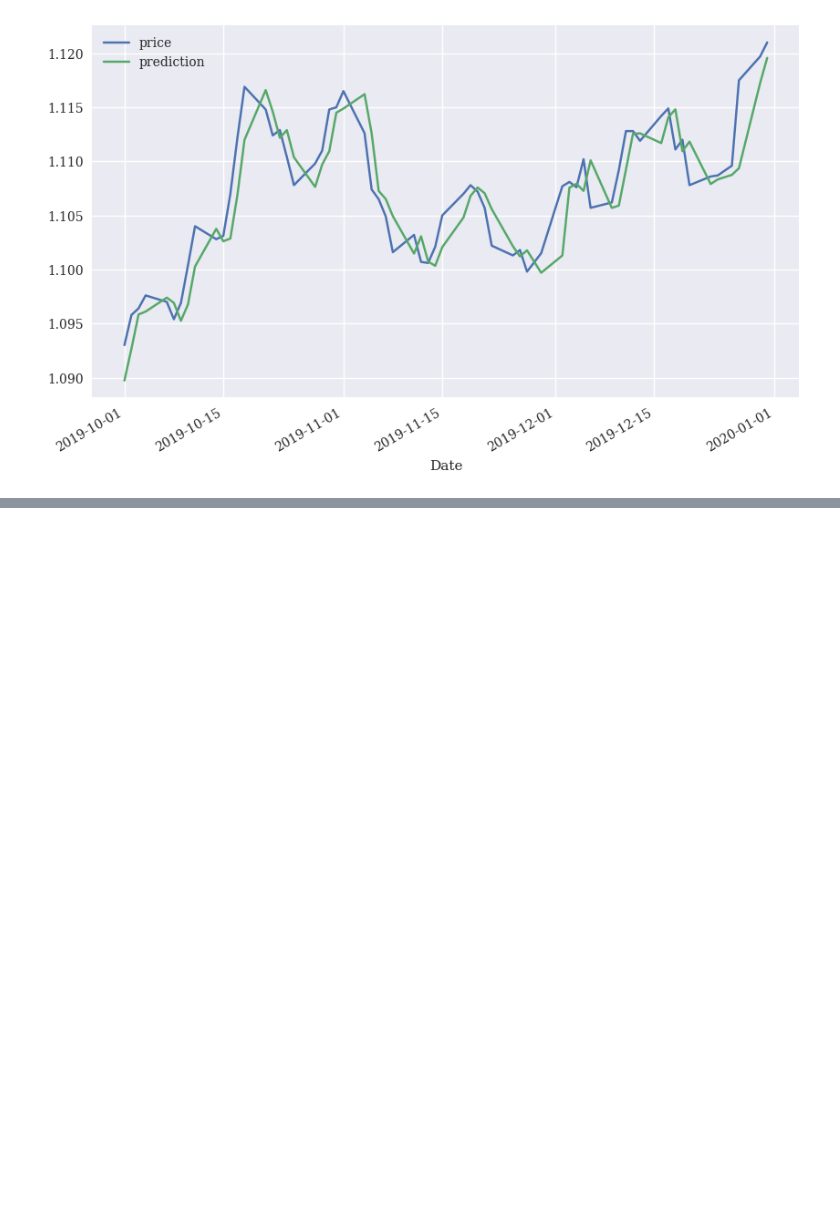
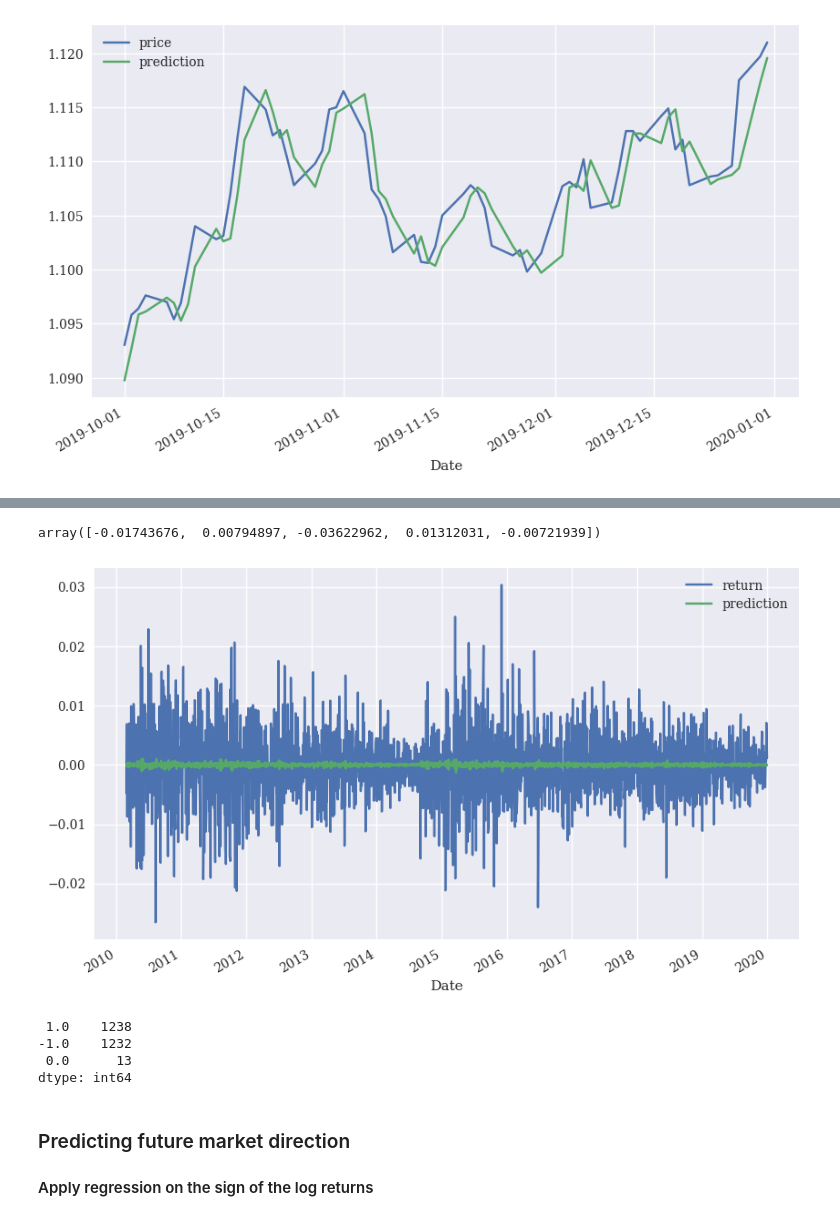
Before and after one commit to ArchQuant/backtesting-basics, a Jupyter notebook: time_series/linear.ipynb, the cells around one changed output, grey strips where cells are left out. Saved outputs shown, nothing was run; the diff lists cells and outputs as text; code cells hidden in the pictures; blank space fills up the shorter version.

Commit message:
Ch5 Predicting market movement: linear reg on returns.

```diff
--- a/time_series/linear.ipynb
+++ b/time_series/linear.ipynb
@@ -129,0 +133,10 @@ data[['price', 'prediction']].loc['2019-10-1':].plot(figsize=(10, 6));
+# %%
+data['return'] = np.log(data['price'] / data['price'].shift(1))
+data.dropna(inplace=True)
+cols = []
+for lag in range(1, lags + 1):
+    col = f'lag_{lag}'
+    data[col] = data['return'].shift(lag)
+    cols.append(col)
+data.dropna(inplace=True)
+data[cols].head()
@@ -129,0 +151,10 @@ data[['price', 'prediction']].loc['2019-10-1':].plot(figsize=(10, 6));
+# %%
+fit_result = np.linalg.lstsq(data[cols], data['return'], rcond=None)[0]
+fit_result
+# %% [output]
+array([-0.01743676,  0.00794897, -0.03622962,  0.01312031, -0.00721939])
+# %%
+data['prediction'] = np.dot(data[cols], fit_result)
+data[['return', 'prediction']].iloc[lags:].plot(figsize=(10, 6));
+# %% [output]
+[figure, added]
@@ -129,0 +163,10 @@ data[['price', 'prediction']].loc['2019-10-1':].plot(figsize=(10, 6));
+# %%
+correct_prediction_count
+# %% [output]
+ 1.0    1238
+-1.0    1232
+ 0.0      13
+dtype: int64
+# %% [markdown]
+### Predicting future market direction
+#### Apply regression on the sign of the log returns
```
Also changed, not shown: parts of 11 cells of this notebook.
